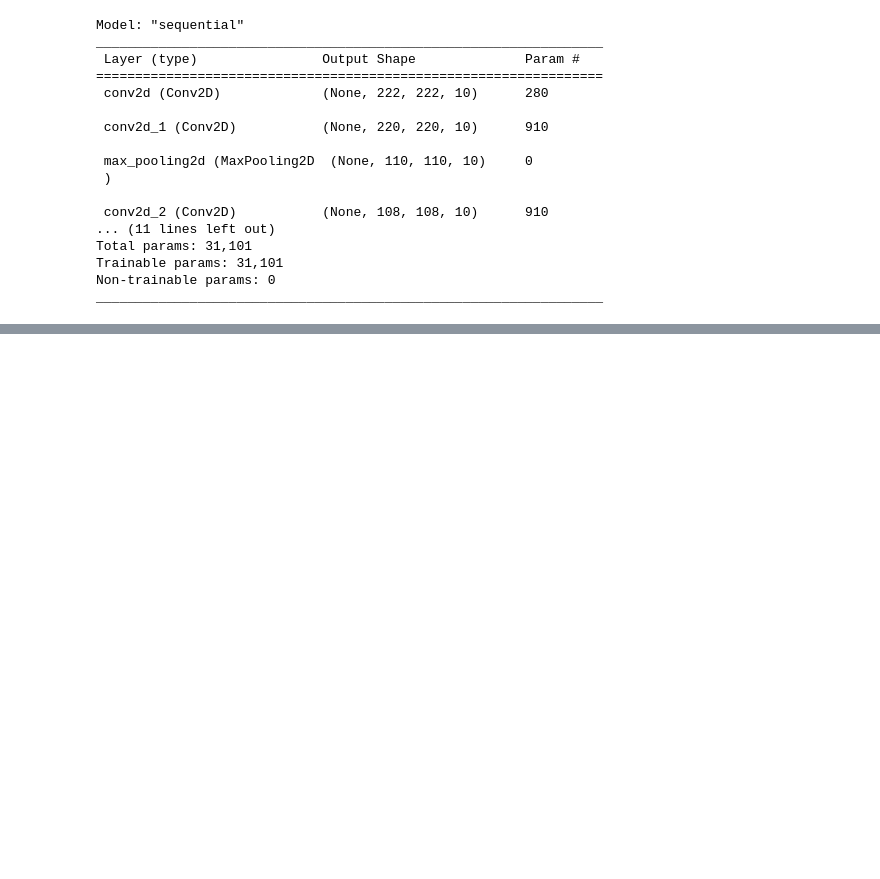
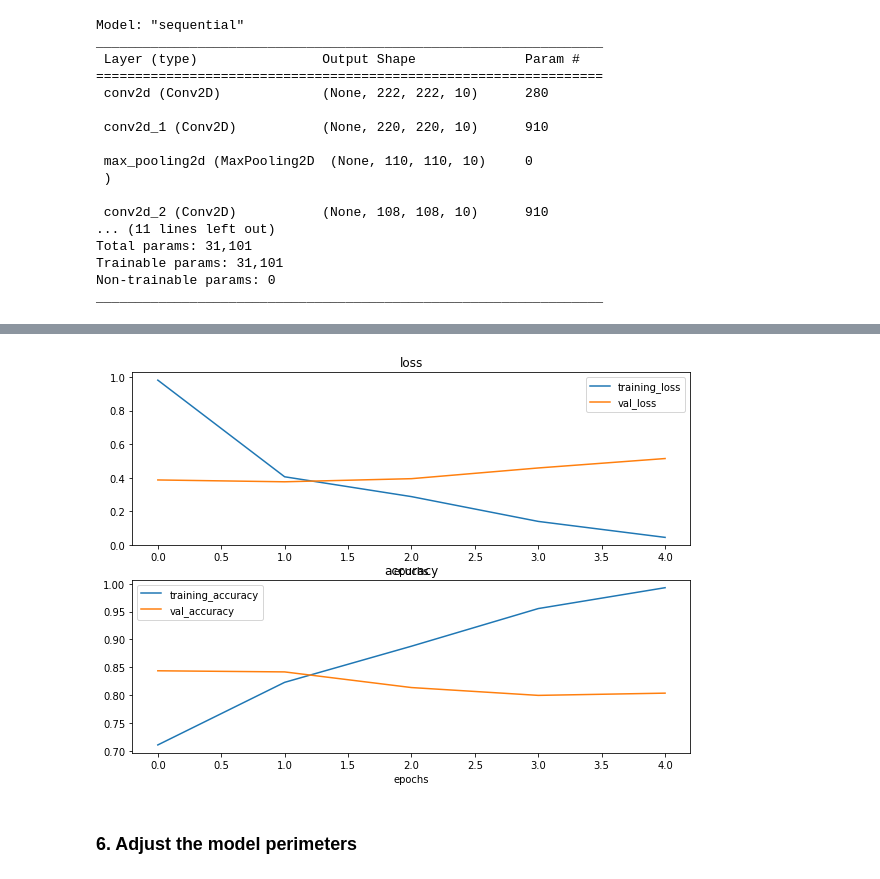
Before and after one commit to Muhammad-Zohair-Baig/Computer-Vision-Using-TensorFlow, a Jupyter notebook: 03_introduction_to_computer_vision_using_tensorflow.ipynb, the cells around one changed output, grey strips where cells are left out. Cells and saved outputs as stored; diff of their text form; code cells hidden in the pictures; blank space fills up the shorter version.

```diff
--- a/03_introduction_to_computer_vision_using_tensorflow.ipynb
+++ b/03_introduction_to_computer_vision_using_tensorflow.ipynb
@@ -261,0 +583,36 @@ _________________________________________________________________
+# %%
+# Plot the validation and training curve seperately
+def plot_loss_curves(history):
+  """
+  Return seperate curves for training and validation sets
+  """
+  %matplotlib inline
+  loss = history.history["loss"]
+  val_loss = history.history["val_loss"]
+
+  accuracy = history.history["accuracy"]
+  val_accuracy = history.history["val_accuracy"]
+
+  epochs = range(len(history.history["loss"])) # How many epochs we ran for
+  plt.figure(figsize=(10,7))
+  # plot loss
+  plt.subplot(2,1,1)
+  plt.plot(epochs,loss,label = "training_loss")
+  plt.plot(epochs,val_loss,label = "val_loss")
+  plt.title("loss")
+  plt.xlabel("epochs")
+  plt.legend()
+  # Plot the accuracy
+  plt.subplot(2,1,2)
+  plt.plot(epochs,accuracy,label = "training_accuracy")
+  plt.plot(epochs,val_accuracy,label = "val_accuracy")
+  plt.xlabel("epochs")
+  plt.title("accuracy")
+  plt.legend()
+# %%
+# Check out the loss and accuracy of the model_4
+plot_loss_curves(history_4)
+# %% [output]
+[figure, added]
+# %% [markdown]
+### 6. Adjust the model perimeters
```
Also changed, not shown: parts of 47 cells of this notebook.
